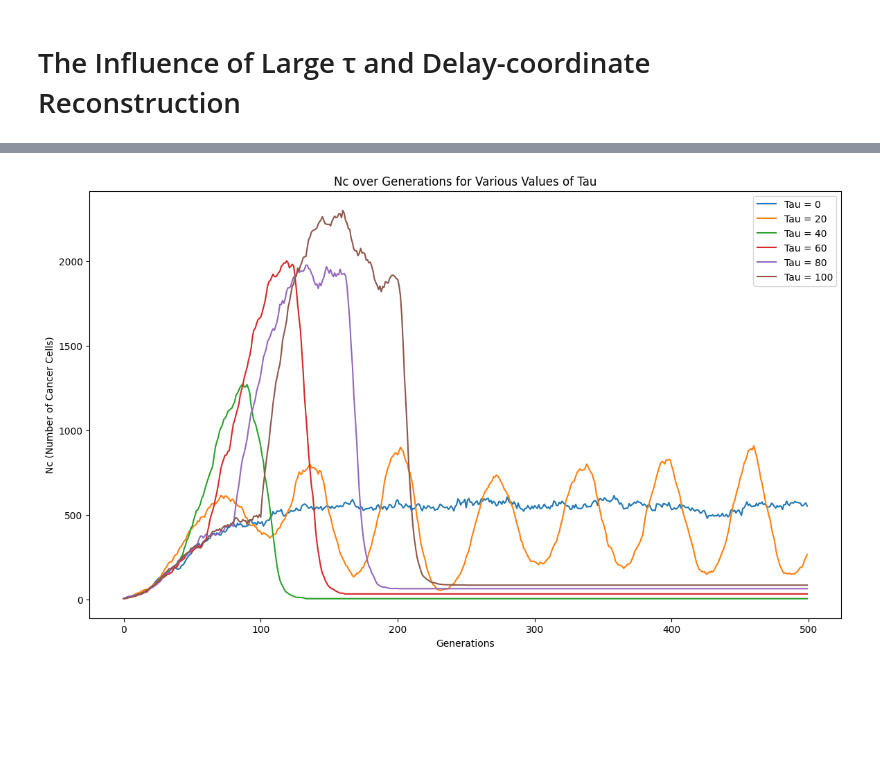
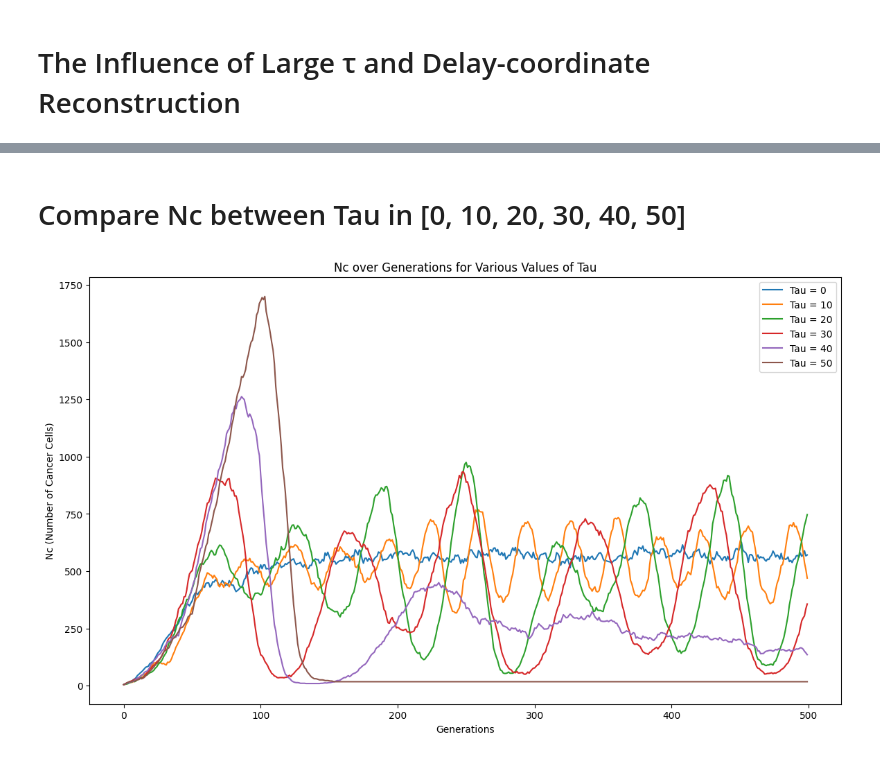
Before and after one commit to shreyaraghavendra/css_group_6, a Jupyter notebook: code/nc_vs_tau.ipynb, the cells around one changed output, grey strips where cells are left out. Drawn from its saved outputs; the diff is of its cells as text; code cells hidden in the pictures; blank space fills up the shorter version.

Commit message:
modify the code with history array

```diff
--- a/code/nc_vs_tau.ipynb
+++ b/code/nc_vs_tau.ipynb
@@ -15,0 +11,4 @@ history_no_delay = simulate_tumor_growth(0, GENERATIONS, K1, K2)
+# %%
+history_csv_file = '../data/history_data.csv'
+history_array = []
+history_array = read_history(history_array, history_csv_file)
@@ -82,31 +88,33 @@ plt.show()
+# %% [markdown]
+# Compare Nc between Tau in [0, 10, 20, 30, 40, 50]
 # %%
 
 # Set the range of tau values and generations
-tau_values = range(0, 101)  # Tau from 0 to 100
-selected_tau_values = [0, 20, 40, 60, 80, 100]
+tau_values = range(0, 100)  # Tau from 0 to 100
+selected_tau_values = [0, 10, 20, 30, 40, 50]
 generations = range(500)  # 500 generations
 
-# Initialize a dictionary to hold Nc for each tau value
-history_for_tau = {}
+# # Initialize a dictionary to hold Nc for each tau value
+# history_array = {}
 
-# Simulate tumor growth for each value of tau
-for tau in selected_tau_values:
-    history_for_tau[tau] = simulate_tumor_growth(tau, 500, ROWS, COLS, PHI, RHO, K1, K2, K3, K4, CANCER_INIT_POSITIONS, ORIGIN)
+# # Simulate tumor growth for each value of tau
+# for tau in selected_tau_values:
+#     history_for_tau[tau] = simulate_tumor_growth(tau, 500, ROWS, COLS, PHI, RHO, K1, K2, K3, K4, CANCER_INIT_POSITIONS, ORIGIN)
 
 # Now, you can plot Nc for various values of tau over generations
 # Choose specific tau values to plot, or plot them all if you prefer
 
 plt.figure(figsize=(14, 8))
 
 # Plot Nc for the selected tau values
 for tau in selected_tau_values:
-    Nc_values = [history_for_tau[tau][g]['Nc'] for g in generations]
+    Nc_values = [int(history_array[tau][g]['Nc']) for g in generations]
     plt.plot(generations, Nc_values, label=f'Tau = {tau}')
 
 plt.xlabel('Generations')
 plt.ylabel('Nc (Number of Cancer Cells)')
 plt.title('Nc over Generations for Various Values of Tau')
 plt.legend()
 plt.show()
 # %% [output]
-[figure, old version]
+[figure, new version]
```
Also changed, not shown: parts of 15 cells of this notebook.
